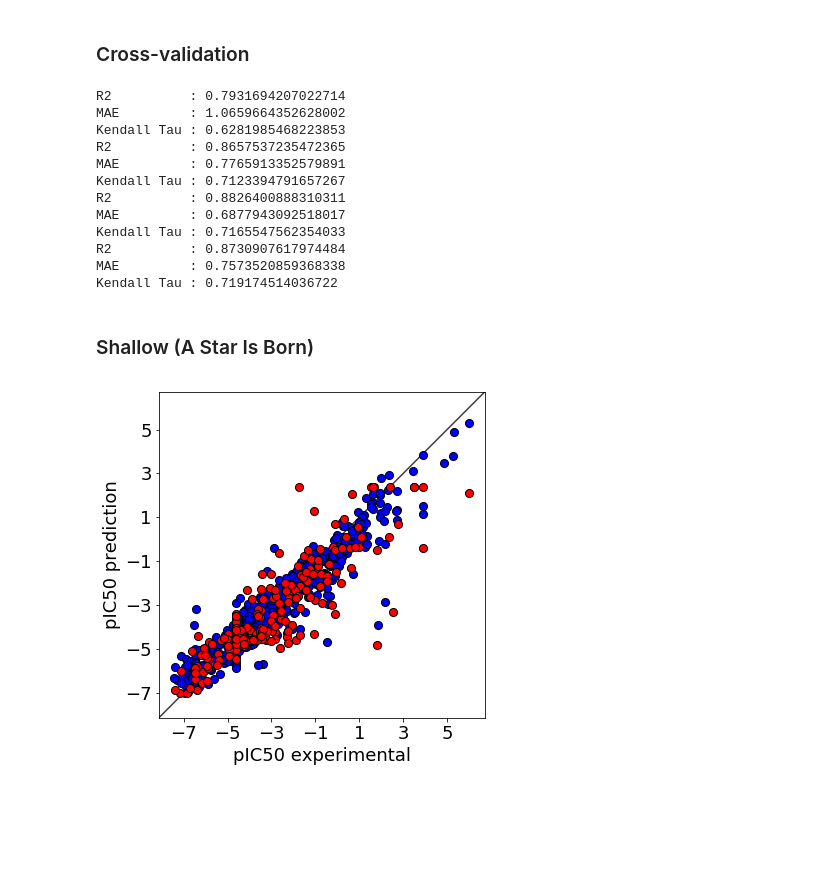
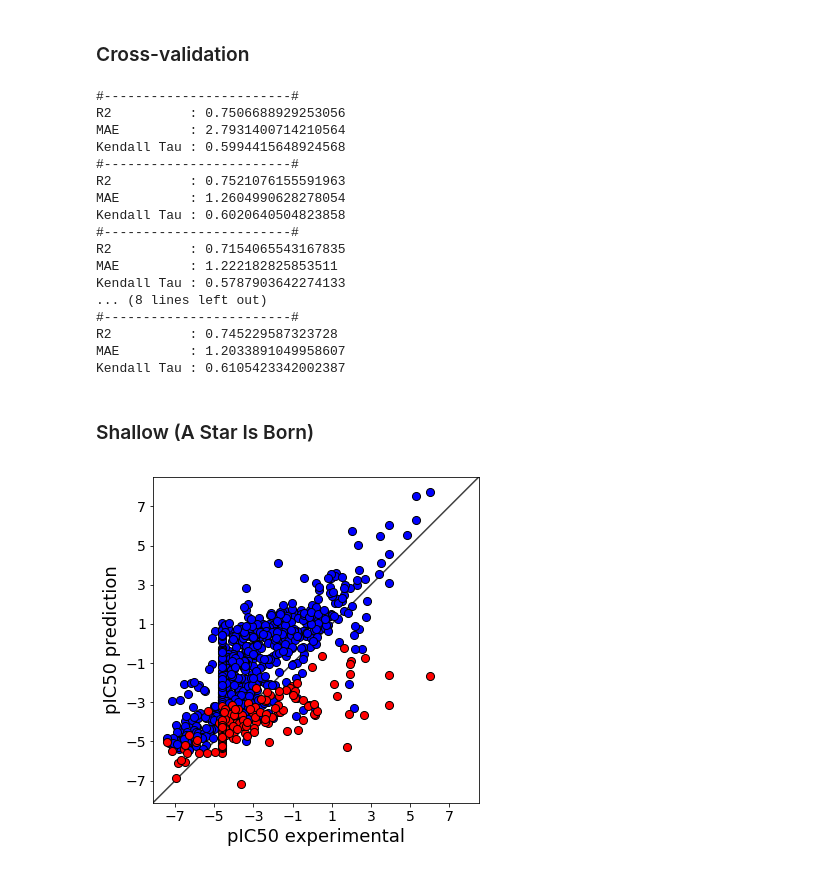
Before and after one commit to alejogiley/Novartis-Hackaton-7, a Jupyter notebook: Notebooks/Lee_NN.ipynb, the cells around one changed output. Drawn from its saved outputs; the diff is of its cells as text; code cells hidden in the pictures; blank space fills up the shorter version.

```diff
--- a/Notebooks/Lee_NN.ipynb
+++ b/Notebooks/Lee_NN.ipynb
@@ -269,33 +257,41 @@ Kendall Tau : 0.5114571329078598
 # %% [markdown]
 ### Cross-validation
 # %%
-kf = KFold(n_splits=4, random_state=None, shuffle=True)
+kf = KFold(n_splits=6, random_state=3, shuffle=True)
 
 for train_index, test_index in kf.split(x):
     x_train, x_test = x[train_index], x[test_index]
     y_train, y_test = y[train_index], y[test_index]
 
-    history = network.fit(x_train, y_train, epochs=100, verbose=0, batch_size=10, validation_data=(x_test, y_test))
+    network = None
+    network = create_model(x_test.shape[1])
+    network.fit(x_train, y_train, epochs=200, verbose=0, batch_size=50)
 
     slope, intercept, r_value, p_value, std_err = linregress(y_test, network.predict(x_test)[:,0])
     tau, p_value                                = kendalltau(y_test, network.predict(x_test)[:,0])
     mae                                         = mean_absolute_error(y_test, network.predict(x_test)[:,0])
 
+    print("#------------------------#")
     print("R2          : %s" % r_value)
     print("MAE         : %s" % mae)
     print("Kendall Tau : %s" % tau)
 # %% [output]
-R2          : 0.7931694207022714
-MAE         : 1.0659664352628002
-Kendall Tau : 0.6281985468223853
-R2          : 0.8657537235472365
-MAE         : 0.7765913352579891
-Kendall Tau : 0.7123394791657267
-R2          : 0.8826400888310311
-MAE         : 0.6877943092518017
-Kendall Tau : 0.7165547562354033
-R2          : 0.8730907617974484
-MAE         : 0.7573520859368338
-Kendall Tau : 0.719174514036722
+#------------------------#
+R2          : 0.7506688929253056
+MAE         : 2.7931400714210564
+Kendall Tau : 0.5994415648924568
+#------------------------#
+R2          : 0.7521076155591963
+MAE         : 1.2604990628278054
+Kendall Tau : 0.6020640504823858
+#------------------------#
+R2          : 0.7154065543167835
+MAE         : 1.222182825853511
+Kendall Tau : 0.5787903642274133
+... (8 lines left out)
+#------------------------#
+R2          : 0.745229587323728
+MAE         : 1.2033891049958607
+Kendall Tau : 0.6105423342002387
 # %% [markdown]
 ### Shallow (A Star Is Born)
@@ -310,15 +298,31 @@ shallow.add(Activation("linear"))
+# %%
+# Function to create model
+def create_model(x):
+    # create model
+    model = Sequential()
+    # input layer
+    model.add(Dense(units=1,
+                    input_shape=(x, ),
+                    kernel_initializer='random_uniform',
+                    bias_initializer='ones'))
+    model.add(BatchNormalization())
+    model.add(Activation("linear"))
+
+    model.compile(loss=custom_loss,                     # Custom loss function
+                  optimizer=Adam(lr=1e-2, decay=1e-4),  # Adam optimizer
+                  metrics=['accuracy']) 	            # measure performace
+    return model
 # %%
-# Compile shallow linear regression
-shallow.compile(loss=custom_loss,                     # Custom loss function
-                optimizer=Adam(lr=1e-2, decay=1e-4),  # Adam optimizer
-                metrics=['mse'])                      # Accuracy performance metric
+# Clearing the NN
+shallow = None
+shallow = create_model(input_dim)                      # Accuracy performance metric
 
 # Train shallow model
-historia = shallow.fit(x_train,                          # Features
-                       y_train,                          # Target
-                       epochs=500,                       # Number of epochs
-                       verbose=0,                        # No output
-                       validation_data=(x_test, y_test)) # Data for evaluation
+history = shallow.fit(x_train,                          # Features
+                      y_train,                          # Target
+                      epochs=400,                       # Number of epochs
+                      verbose=0,                        # No output
+                      validation_data=(x_test, y_test)) # Data for evaluation
 # %%
 fig, ax = plt.subplots()
 
@@ -327,36 +331,36 @@ ax.scatter(y_train, shallow.predict(x_train),
            s=65, c=c, zorder=10, edgecolors='k')
 
 c = 'red'
 ax.scatter(y_test, network.predict(x_test),
            s=65, c=c, cmap=plt.cm.coolwarm,
            zorder=10, edgecolors='k')
 
 ax.set_xlabel("pIC50 experimental", fontsize=18)
 ax.set_ylabel("pIC50 prediction",   fontsize=18)
 
 lims = [
     np.min([ax.get_xlim(), ax.get_ylim()]),  # min of both axes
     np.max([ax.get_xlim(), ax.get_ylim()]),  # max of both axes
 ]
 
 # now plot both limits against eachother
 ax.plot(lims, lims, 'k-', alpha=0.75, zorder=0)
 ax.set_aspect('equal')
 ax.set_xlim(lims)
 ax.set_ylim(lims)
 
 # integer limits
 ilims = [int(x+0.5) for x in lims]
 ax.set_xticks(np.arange(*ilims,2))
 ax.set_yticks(np.arange(*ilims,2))
 
 # We change the fontsize of minor ticks label
-ax.tick_params(axis='both', which='major', labelsize=18)
-ax.tick_params(axis='both', which='major', labelsize=18)
+ax.tick_params(axis='both', which='major', labelsize=14)
+ax.tick_params(axis='both', which='major', labelsize=14)
 
 plt.show()
 # %% [output]
-[figure, old version]
+[figure, new version]
 # %%
 slope, intercept, r_value, p_value, std_err = linregress(y_test, shallow.predict(x_test)[:,0])
 tau, p_value                                = kendalltau(y_test, shallow.predict(x_test)[:,0])
```
Also changed, not shown: parts of 14 cells of this notebook.
